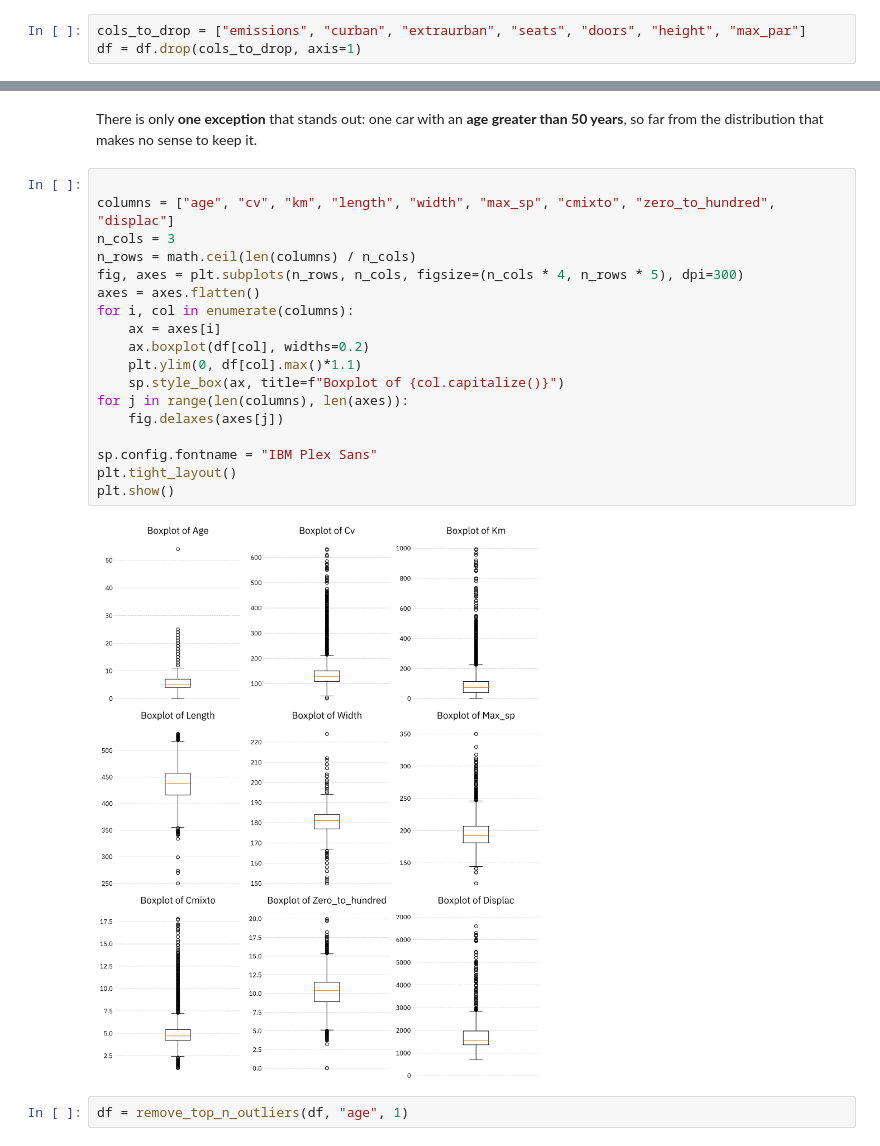
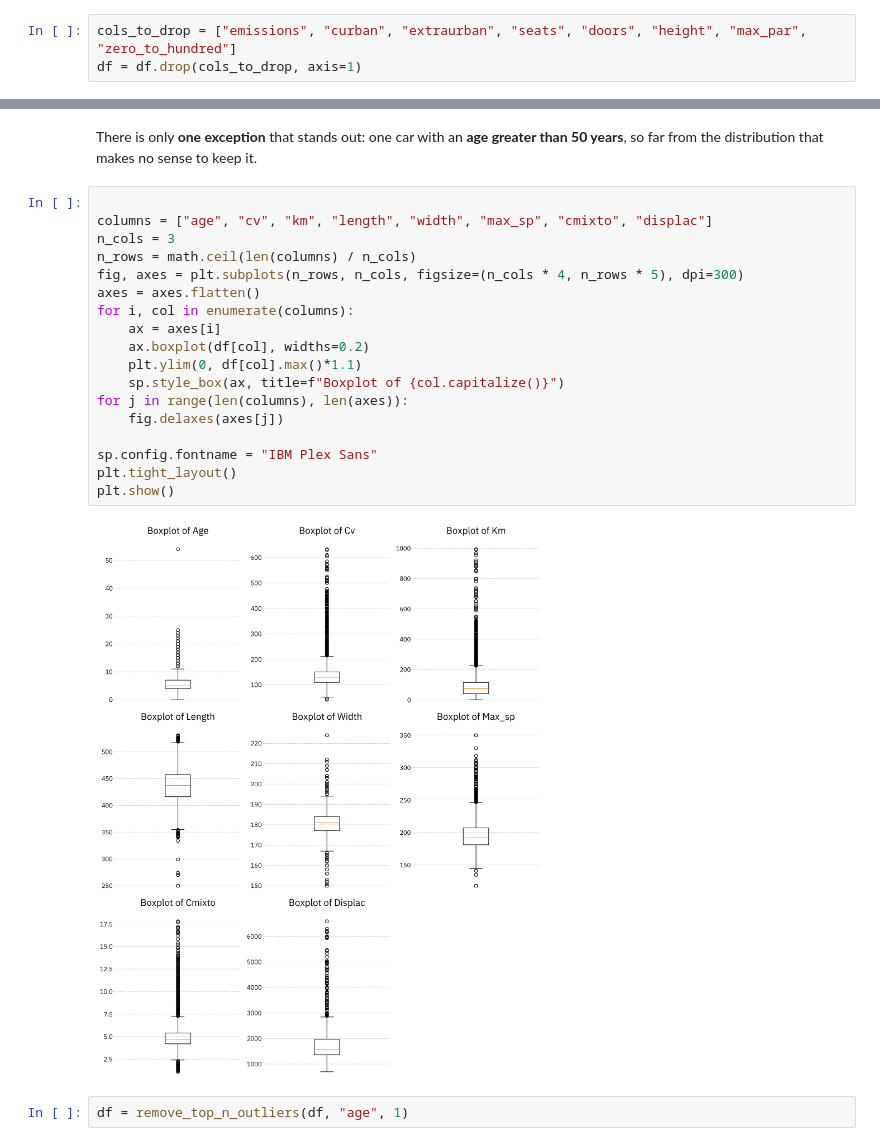
Before and after one commit to fbgranell/car-price-model, a Jupyter notebook: backend/notebooks/EDA.ipynb, the cells around one changed output, grey strips where cells are left out. Drawn from its saved outputs; the diff is of its cells as text.

```diff
--- a/backend/notebooks/EDA.ipynb
+++ b/backend/notebooks/EDA.ipynb
@@ -127,5 +125,5 @@ plot_correlation_matrix(df[["emissions","cmixto"]], full_matrix=False)
 # %%
-cols_to_drop = ["emissions", "curban", "extraurban", "seats", "doors", "height", "max_par"]
+cols_to_drop = ["emissions", "curban", "extraurban", "seats", "doors", "height", "max_par", "zero_to_hundred"]
 df = df.drop(cols_to_drop, axis=1)
 # %% [markdown]
 This leaves us 20 columns, with a cleaner correlation matrix that looks like this:
@@ -243,24 +240,24 @@ plt.show()
 There is only **one exception** that stands out: one car with an **age greater than 50 years**, so far from the distribution that makes no sense to keep it.
 # %%
 
-columns = ["age", "cv", "km", "length", "width", "max_sp", "cmixto", "zero_to_hundred", "displac"]
+columns = ["age", "cv", "km", "length", "width", "max_sp", "cmixto", "displac"]
 n_cols = 3
 n_rows = math.ceil(len(columns) / n_cols)
 fig, axes = plt.subplots(n_rows, n_cols, figsize=(n_cols * 4, n_rows * 5), dpi=300)
 axes = axes.flatten()
 for i, col in enumerate(columns):
     ax = axes[i]
     ax.boxplot(df[col], widths=0.2)
     plt.ylim(0, df[col].max()*1.1)
     sp.style_box(ax, title=f"Boxplot of {col.capitalize()}")
 for j in range(len(columns), len(axes)):
     fig.delaxes(axes[j])
 
 sp.config.fontname = "IBM Plex Sans"
 plt.tight_layout()
 plt.show()
 # %% [output]
-[figure, old version]
+[figure, new version]
 # %%
 df = remove_top_n_outliers(df, "age", 1)
 # %% [markdown]
```
Also changed, not shown: parts of 7 cells of this notebook, 7 other files.
